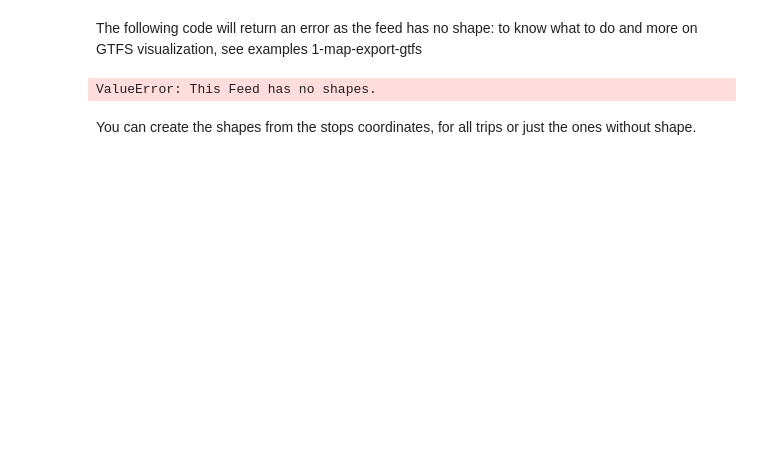
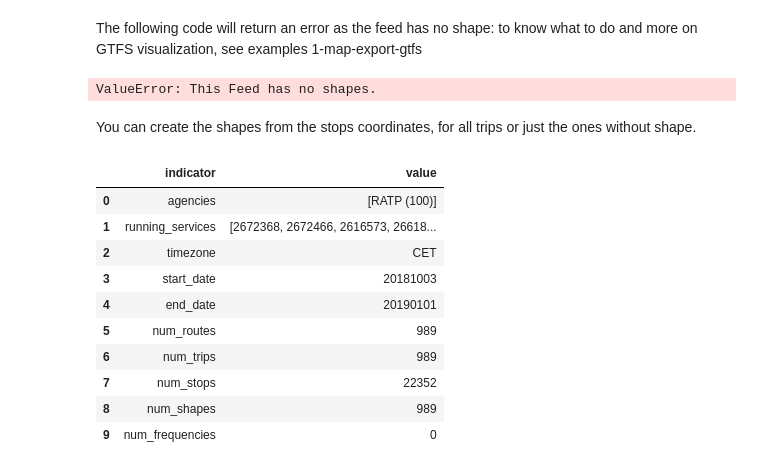
Before and after one commit to systragroup/syspy_examples, a Jupyter notebook: gtfs_reader/0-describe-gtfs.ipynb, the cells around one changed output. Saved outputs shown, nothing was run; the diff lists cells and outputs as text; code cells hidden in the pictures; blank space fills up the shorter version.

```diff
--- a/gtfs_reader/0-describe-gtfs.ipynb
+++ b/gtfs_reader/0-describe-gtfs.ipynb
@@ -123,6 +123,20 @@ ValueError: This Feed has no shapes.
 You can create the shapes from the stops coordinates, for all trips or just the ones without shape.
 # %%
 feed = feed.create_shapes() # create_shapes returns a new feed
+# %%
+feed.describe()
+# %% [output]
+|  | indicator | value |
+| 0 | agencies | [RATP (100)] |
+| 1 | running_services | [2672368, 2672466, 2616573, 26618... |
+| 2 | timezone | CET |
+| 3 | start_date | 20181003 |
+| 4 | end_date | 20190101 |
+| 5 | num_routes | 989 |
+| 6 | num_trips | 989 |
+| 7 | num_stops | 22352 |
+| 8 | num_shapes | 989 |
+| 9 | num_frequencies | 0 |
 # %%
 # New shapes are a bit straight: they are straight lines between stops
 feed.map_routes(
```
Also changed, not shown: parts of 2 cells of this notebook, 10 other files.
